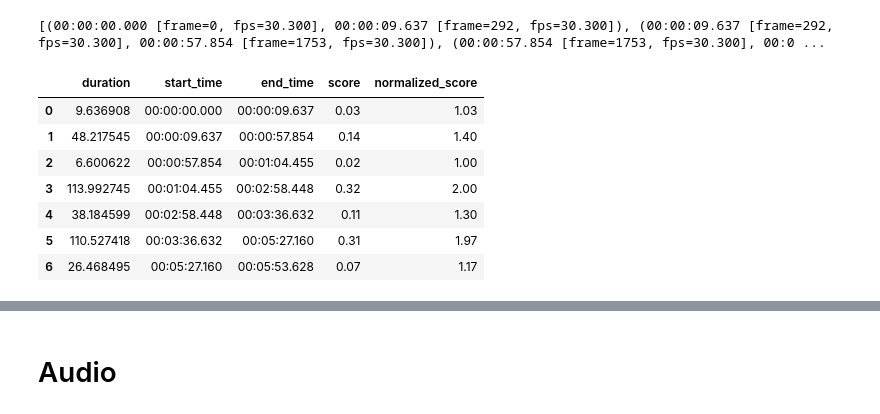
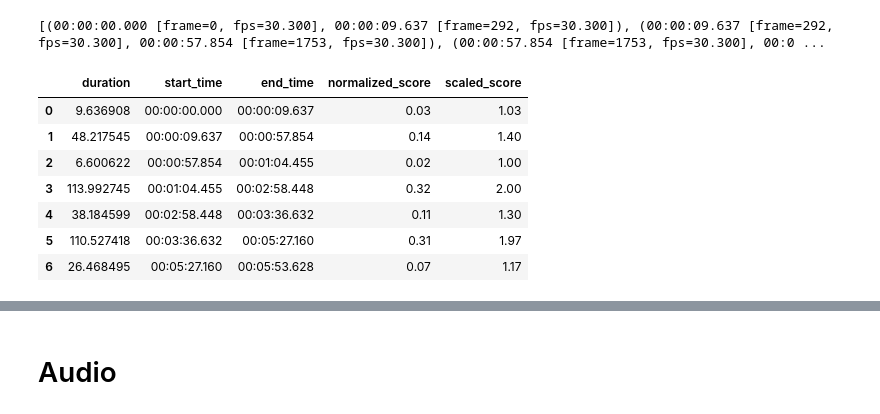
Before and after one commit to Dada-Tech/multimodal-video-trimming, a Jupyter notebook: MultiModal_Video_Summarization.ipynb, the cells around one changed output, grey strips where cells are left out. Cells and saved outputs as stored; diff of their text form; code cells hidden in the pictures.

Commit message:
metric 2 score with % scene distributed score

```diff
--- a/MultiModal_Video_Summarization.ipynb
+++ b/MultiModal_Video_Summarization.ipynb
@@ -929,24 +932,24 @@ INFO:pyscenedetect:Detecting scenes...
 # %%
 # 2: Segment Scoring
 scene_segments = [(end.get_seconds() - start.get_seconds(), start.get_timecode(), end.get_timecode())
                   for start, end in scene_list]
 
 # Convert to DataFrame
 df_scenes = pd.DataFrame(scene_segments, columns=["duration", "start_time", "end_time"])
 
 total_duration = df_scenes["duration"].sum()
 
 # Calculate score: row's duration / total duration - this is Normalization
-df_scenes["score"] = df_scenes["duration"] / total_duration
-df_scenes["score"] = df_scenes["score"].round(2)
+df_scenes["normalized_score"] = df_scenes["duration"] / total_duration
+df_scenes["normalized_score"] = df_scenes["normalized_score"].round(2)
 
-# Scaling
-df_scenes["normalized_score"] = (df_scenes["score"] - df_scenes["score"].min()) / (df_scenes["score"].max() - df_scenes["score"].min())
-df_scenes["normalized_score"] = 1 + df_scenes["normalized_score"].round(2)
+# Min-Max Scaling, Shifted + 1
+df_scenes["scaled_score"] = (df_scenes["normalized_score"] - df_scenes["normalized_score"].min()) / (df_scenes["normalized_score"].max() - df_scenes["normalized_score"].min())
+df_scenes["scaled_score"] = 1 + df_scenes["scaled_score"].round(2)
 
 notebook_mode_print(df_scenes)
 # %% [output]
-|  | duration | start_time | end_time | score | normalized_score |
+|  | duration | start_time | end_time | normalized_score | scaled_score |
 | 0 | 9.636908 | 00:00:00.000 | 00:00:09.637 | 0.03 | 1.03 |
 | 1 | 48.217545 | 00:00:09.637 | 00:00:57.854 | 0.14 | 1.40 |
 | 2 | 6.600622 | 00:00:57.854 | 00:01:04.455 | 0.02 | 1.00 |
```
Also changed, not shown: parts of 3 cells of this notebook.
